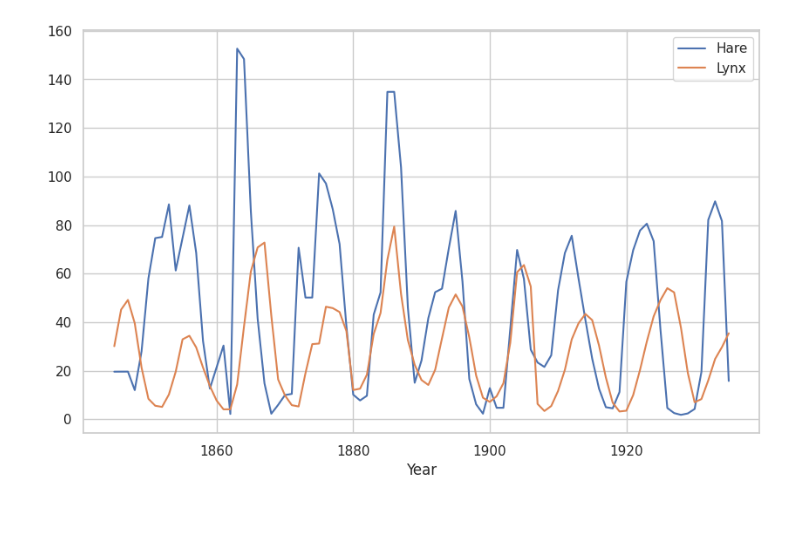
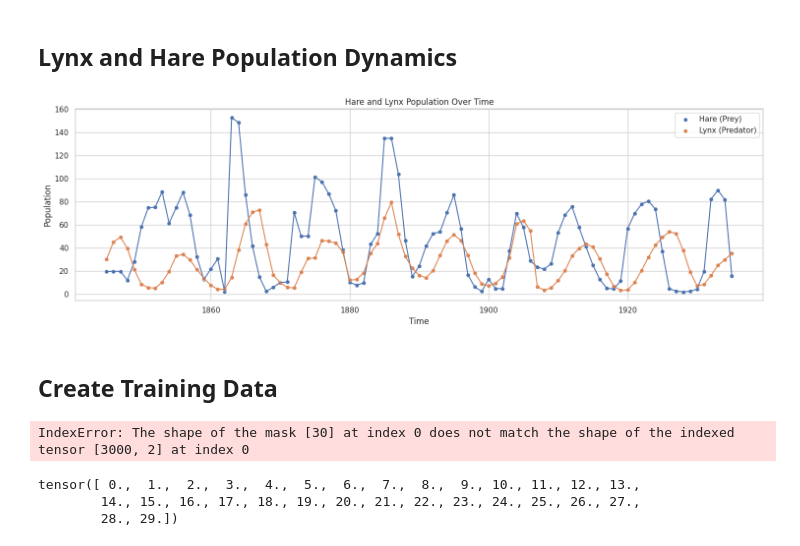
Before and after one commit to bGuenes/COMPASS, a Jupyter notebook: tutorials/Predator_Prey.ipynb, the cells around one changed output. Drawn from its saved outputs; the diff is of its cells as text; code cells hidden in the pictures; blank space fills up the shorter version.

Commit message:
start predator-prey

```diff
--- a/tutorials/Predator_Prey.ipynb
+++ b/tutorials/Predator_Prey.ipynb
@@ -184,12 +180,31 @@ plt.show()
-# %%
-url = 'http://people.whitman.edu/~hundledr/courses/M250F03/LynxHare.txt'
-df = pd.read_csv(url, sep=r'\s+', header=None, index_col=0)
-df.index.name = 'Year'
-df.columns = ['Hare', 'Lynx']
-df.plot(figsize=(10,6), grid=True)
-plt.show()
-
-# start year at 0
-df.index = df.index - df.index.min()
-# %% [output]
-[figure, removed]
+# %% [markdown]
+## Lynx and Hare Population Dynamics
+# %%
+url = 'http://people.whitman.edu/~hundledr/courses/M250F03/LynxHare.txt'
+df = pd.read_csv(url, sep=r'\s+', header=None, index_col=0)
+df.index.name = 'Year'
+df.columns = ['Hare', 'Lynx']
+
+time = torch.tensor(df.index.values)
+df.index = df.index - df.index.min()
+index = torch.tensor(df.index.values)
+hare, lynx = torch.tensor(df['Hare'].values), torch.tensor(df['Lynx'].values)
+
+
+plt.figure(figsize=(15,5))
+sns.scatterplot(x=time, y=hare, label='Hare (Prey)')
+sns.lineplot(x=time, y=hare)
+sns.scatterplot(x=time, y=lynx, label='Lynx (Predator)')
+sns.lineplot(x=time, y=lynx)
+
+
+plt.legend()
+plt.xlabel('Time')
+plt.ylabel('Population')
+plt.title('Hare and Lynx Population Over Time')
+plt.tight_layout()
+plt.show()
+# %% [output]
+[figure, added]
+# %% [markdown]
+## Create Training Data
@@ -195,0 +280,12 @@ df.index = df.index - df.index.min()
+# %%
+# only get the full integer timesteps
+time = time[time % 1 == 0]
+history = history[time % 1 == 0]
+# %% [output]
+IndexError: The shape of the mask [30] at index 0 does not match the shape of the indexed tensor [3000, 2] at index 0
+# %%
+time
+# %% [output]
+tensor([ 0.,  1.,  2.,  3.,  4.,  5.,  6.,  7.,  8.,  9., 10., 11., 12., 13.,
+        14., 15., 16., 17., 18., 19., 20., 21., 22., 23., 24., 25., 26., 27.,
+        28., 29.])
```
Also changed, not shown: parts of 6 cells of this notebook.
